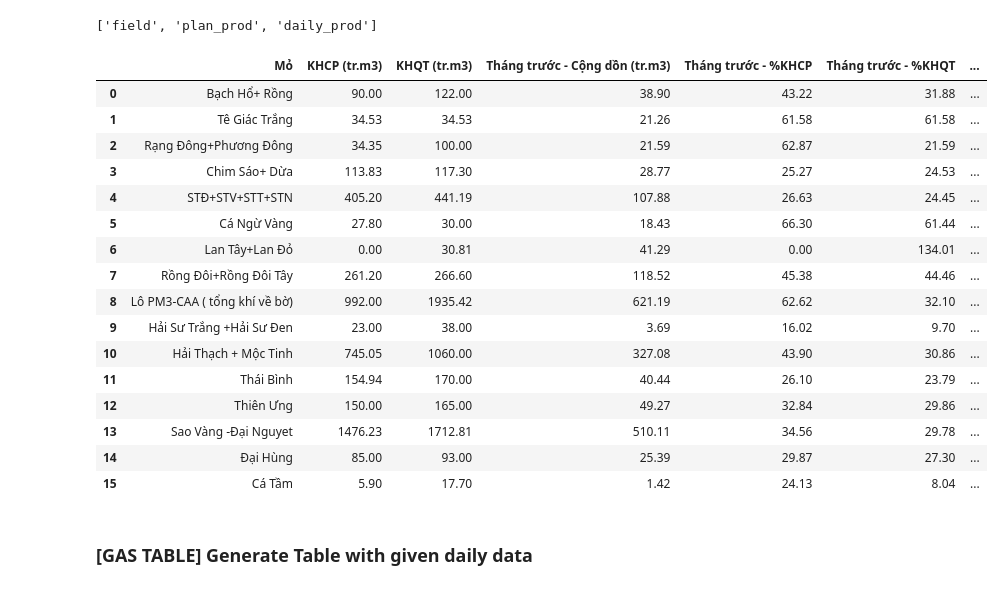
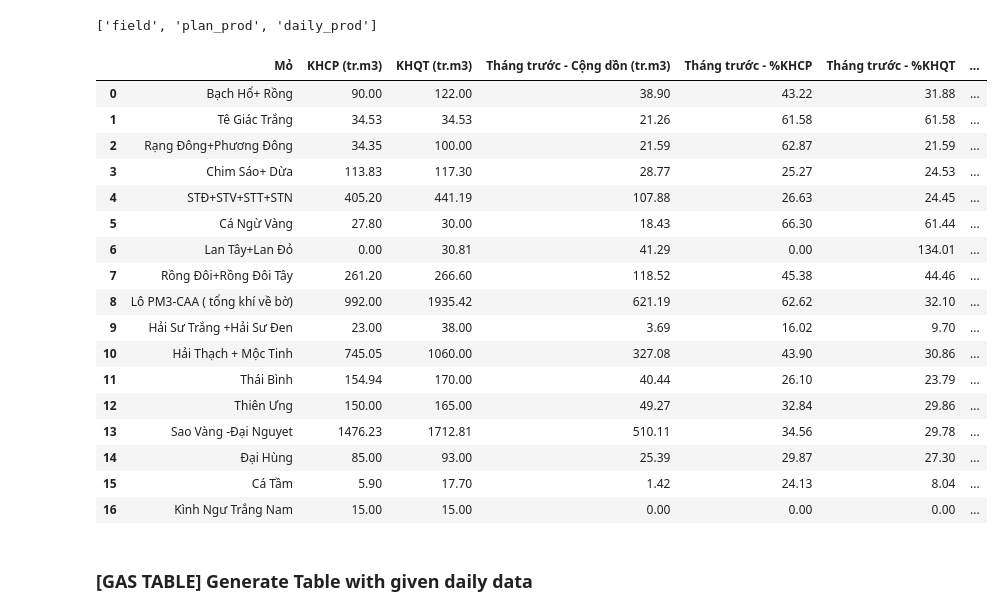
Before and after one commit to tuanna712/ProductionDataProcessing, a Jupyter notebook: source/impl-pg.ipynb, the cells around one changed output. Drawn from its saved outputs; the diff is of its cells as text; code cells hidden in the pictures.

```diff
--- a/source/impl-pg.ipynb
+++ b/source/impl-pg.ipynb
@@ -750,6 +752,7 @@ def generate_gas_report(query_date):
         'Chim Sáo+  Dừa',
         'STĐ+STV+STT+STN',
         'Cá Ngừ Vàng',
+        'Kình Ngư Trắng',
         'Lan Tây+Lan Đỏ',
         'Rồng Đôi+Rồng Đôi Tây',
         'Lô PM3-CAA ( tổng khí về bờ)',
@@ -761,8 +764,8 @@ def generate_gas_report(query_date):
         'Đại Hùng',
         'Cá Tầm',
     ]
-    KHQT_fields = ['BH', 'TGT', 'RangDong', 'CS', 'STD-STV-STT', 'CNV', 'LTLD', 'RD-RDT', 'PM3CA-46CN', 'HST-HSD', 'HT-MT', 'TB', 'ThienUng', 'SVDN', 'DH', 'CT']
-    KHCP_fields = ['BH', 'TGT', 'RDPD', 'CS-D', 'STD-STV-STT-STN', 'CNV', 'LTLD', 'RD-RDT', 'PM3CA-46CN', 'HST-HSD', 'HT-MT', 'TB', 'ThienUng', 'SVDN', 'DH', 'CT']
+    KHQT_fields = ['BH', 'TGT', 'RangDong', 'CS', 'STD-STV-STT', 'CNV', 'KNT-N', 'LTLD', 'RD-RDT', 'PM3CA-46CN', 'HST-HSD', 'HT-MT', 'TB', 'ThienUng', 'SVDN', 'DH', 'CT']
+    KHCP_fields = ['BH', 'TGT', 'RDPD', 'CS-D', 'STD-STV-STT-STN', 'CNV', 'KNT-N', 'LTLD', 'RD-RDT', 'PM3CA-46CN', 'HST-HSD', 'HT-MT', 'TB', 'ThienUng', 'SVDN', 'DH', 'CT']
 
     # Column C
     column_c = [PGDB.get_accum_plan_year(field_id=field, year=year, plan_type='KHSLCPGiaoGas') for field in KHCP_fields]
@@ -775,7 +778,7 @@ def generate_gas_report(query_date):
                     ('RangDong', 'PhuongDong'),
                     'CS',
                     ('STD', 'STV', 'STD-DB', 'STT', 'STN'),
-                    'CNV', 'LT', 'RD-RDT',
+                    'CNV', 'KNT-N', 'LT', 'RD-RDT',
                     'PM3-46CN',
                     'HST-HSD', 'HT', 'ThaiBinh', 'ThienUng', 'SV', 'DH', 'CT'
                     ]
@@ -920,33 +923,34 @@ def generate_gas_report(query_date):
             "Tháng này - %KHQT": ["%.2f" % elem for elem in column_l],
             "SL hiện tại - Cộng dồn (tr.m3)": ["%.2f" % elem for elem in column_m],
             "SL hiện tại - Cộng dồn (tr.ft3)": ["%.2f" % elem for elem in column_n],
             "SL hiện tại - %KHCP": ["%.2f" % elem for elem in column_o],
             "SL hiện tại - %KHQT": ["%.2f" % elem for elem in column_p],
             "SL ngày (tr.m3)": ["%.2f" % elem for elem in column_q],
             "SL ngày (tr.ft3)": ["%.2f" % elem for elem in column_r]
         }
     return pd.DataFrame(data)
 
 query_date = '2025/05/02'
 generate_gas_report(query_date)
 # %% [output]
 |  | Mỏ | KHCP (tr.m3) | KHQT (tr.m3) | Tháng trước - Cộng dồn (tr.m3) | Tháng trước - %KHCP | Tháng trước - %KHQT | ... |
 | 0 | Bạch Hổ+ Rồng | 90.00 | 122.00 | 38.90 | 43.22 | 31.88 | ... |
 | 1 | Tê Giác Trắng | 34.53 | 34.53 | 21.26 | 61.58 | 61.58 | ... |
 | 2 | Rạng Đông+Phương Đông | 34.35 | 100.00 | 21.59 | 62.87 | 21.59 | ... |
 | 3 | Chim Sáo+ Dừa | 113.83 | 117.30 | 28.77 | 25.27 | 24.53 | ... |
 | 4 | STĐ+STV+STT+STN | 405.20 | 441.19 | 107.88 | 26.63 | 24.45 | ... |
 | 5 | Cá Ngừ Vàng | 27.80 | 30.00 | 18.43 | 66.30 | 61.44 | ... |
 | 6 | Lan Tây+Lan Đỏ | 0.00 | 30.81 | 41.29 | 0.00 | 134.01 | ... |
 | 7 | Rồng Đôi+Rồng Đôi Tây | 261.20 | 266.60 | 118.52 | 45.38 | 44.46 | ... |
 | 8 | Lô PM3-CAA ( tổng khí về bờ) | 992.00 | 1935.42 | 621.19 | 62.62 | 32.10 | ... |
 | 9 | Hải Sư Trắng +Hải Sư Đen | 23.00 | 38.00 | 3.69 | 16.02 | 9.70 | ... |
 | 10 | Hải Thạch + Mộc Tinh | 745.05 | 1060.00 | 327.08 | 43.90 | 30.86 | ... |
 | 11 | Thái Bình | 154.94 | 170.00 | 40.44 | 26.10 | 23.79 | ... |
 | 12 | Thiên Ưng | 150.00 | 165.00 | 49.27 | 32.84 | 29.86 | ... |
 | 13 | Sao Vàng -Đại Nguyet | 1476.23 | 1712.81 | 510.11 | 34.56 | 29.78 | ... |
 | 14 | Đại Hùng | 85.00 | 93.00 | 25.39 | 29.87 | 27.30 | ... |
 | 15 | Cá Tầm | 5.90 | 17.70 | 1.42 | 24.13 | 8.04 | ... |
+| 16 | Kình Ngư Trắng Nam | 15.00 | 15.00 | 0.00 | 0.00 | 0.00 | ... |
 # %% [markdown]
 ### [GAS TABLE] Generate Table with given daily data
 # %%
```
Also changed, not shown: parts of 3 cells of this notebook, 2 other files.
